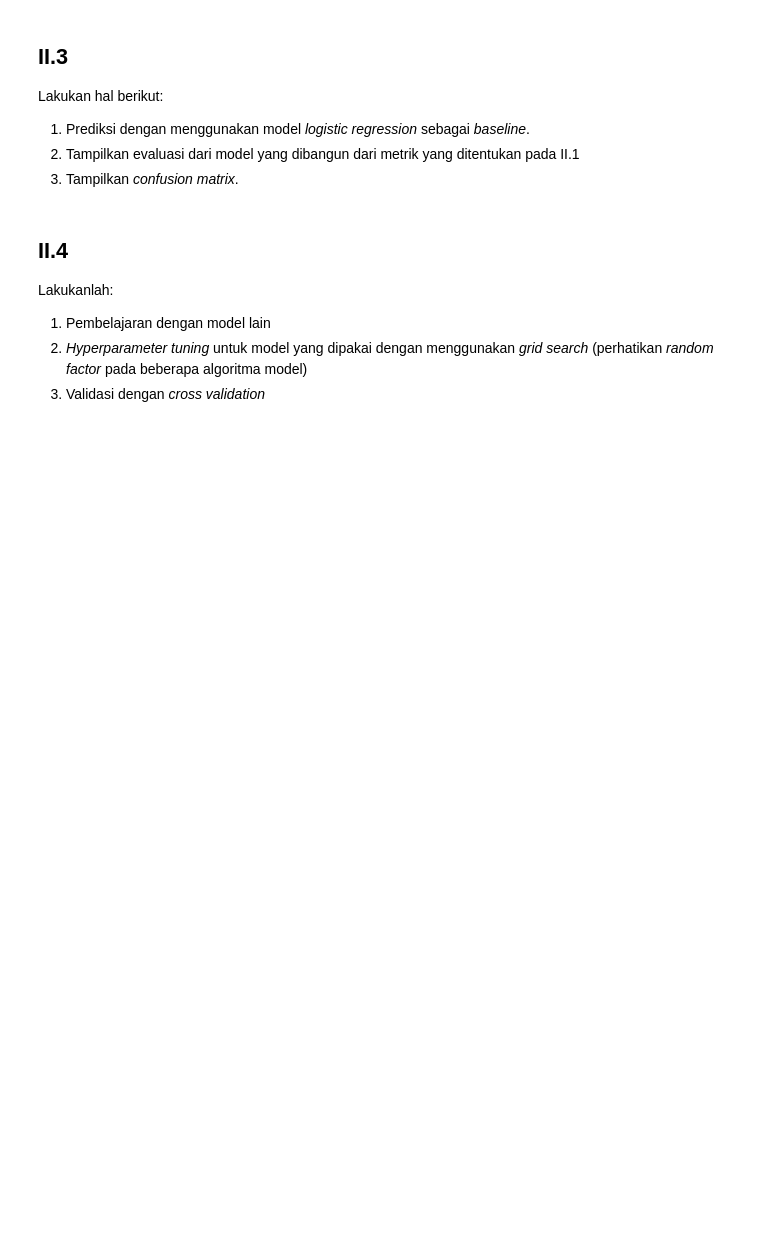
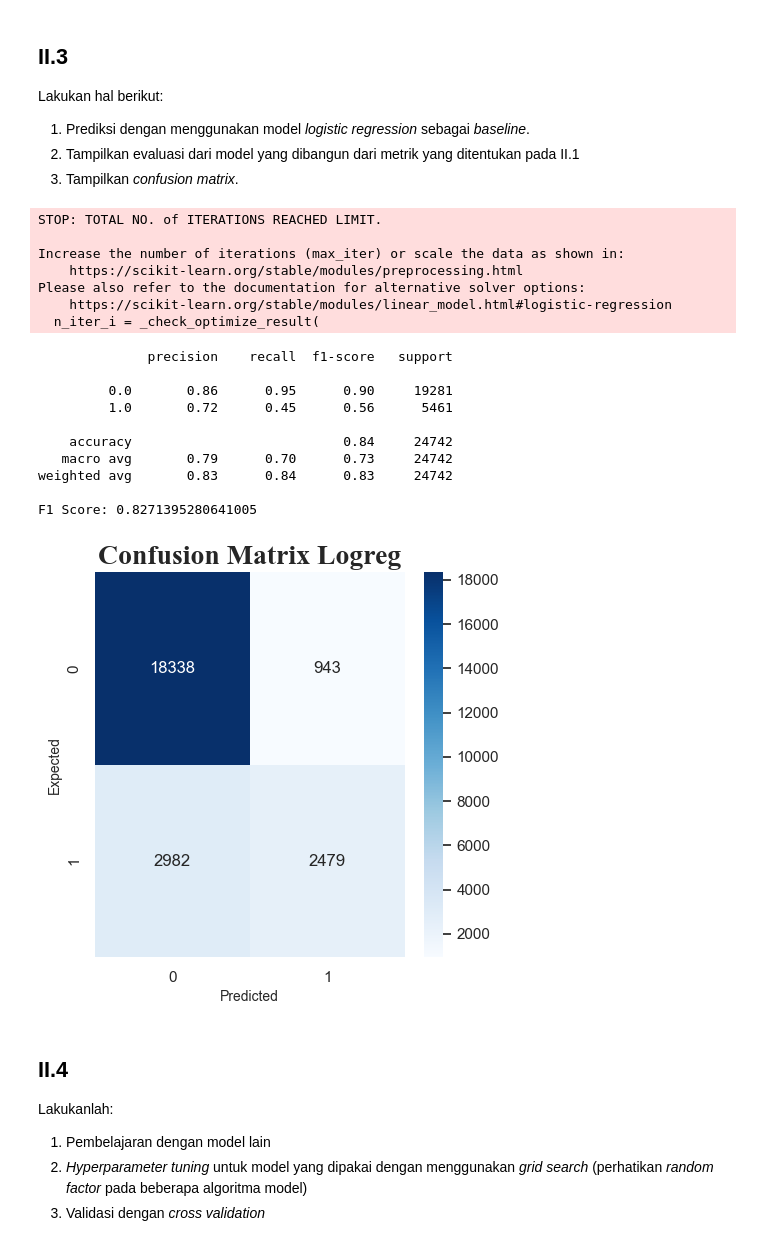
Before and after one commit to ubaidalih/sklearn-exploration, a Jupyter notebook: Tugas_Prapraktikum_IF3270.ipynb, the cells around one changed output. Drawn from its saved outputs; the diff is of its cells as text; code cells hidden in the pictures; blank space fills up the shorter version.

```diff
--- a/Tugas_Prapraktikum_IF3270.ipynb
+++ b/Tugas_Prapraktikum_IF3270.ipynb
@@ -390,0 +388,7 @@ Bagi data dengan perbandingan 0,8 untuk data latih dan 0,2 untuk data validasi.
+# %%
+from sklearn.model_selection import train_test_split
+
+RD_STATE = 0
+X = df_encoded.loc[:, df_encoded.columns!='RainTomorrow']
+Y = df_encoded['RainTomorrow']
+X_train, X_test, Y_train, Y_test = train_test_split(X, Y, test_size=0.2, random_state=RD_STATE)
@@ -399,3 +463,41 @@ Lakukan hal berikut:
+# %%
+from sklearn.linear_model import LogisticRegression
+from sklearn.metrics import classification_report, confusion_matrix
+
+logreg = LogisticRegression(random_state=SEED)
+logreg.fit(X_train, Y_train)
+Y_pred = logreg.predict(X_test)
+print(classification_report(Y_test, Y_pred))
+f1_score = classification_report(Y_test, Y_pred, output_dict=True)['weighted avg']['f1-score']
+print(f'F1 Score: {f1_score}')
+
+# visualize confusion matrix using heatmap matplotlib
+conf_mat = confusion_matrix(y_true=Y_test, y_pred=Y_pred)
+plt.figure(figsize=(5, 5))
+sns.heatmap(conf_mat, annot=True, fmt='d', cmap='Blues')
+plt.title('Confusion Matrix Logreg', fontsize=20, fontweight='bold', fontname='Times New Roman')
+plt.xlabel('Predicted', fontsize=10)
+plt.ylabel('Expected', fontsize=10)
+plt.show()
+# %% [output]
+STOP: TOTAL NO. of ITERATIONS REACHED LIMIT.
+
+Increase the number of iterations (max_iter) or scale the data as shown in:
+    https://scikit-learn.org/stable/modules/preprocessing.html
+Please also refer to the documentation for alternative solver options:
+    https://scikit-learn.org/stable/modules/linear_model.html#logistic-regression
+  n_iter_i = _check_optimize_result(
+              precision    recall  f1-score   support
+
+         0.0       0.86      0.95      0.90     19281
+         1.0       0.72      0.45      0.56      5461
+
+    accuracy                           0.84     24742
+   macro avg       0.79      0.70      0.73     24742
+weighted avg       0.83      0.84      0.83     24742
+
+F1 Score: 0.8271395280641005
+[figure, added]
 # %% [markdown]
 ## II.4
 Lakukanlah:
```
Also changed, not shown: parts of 20 cells of this notebook.
